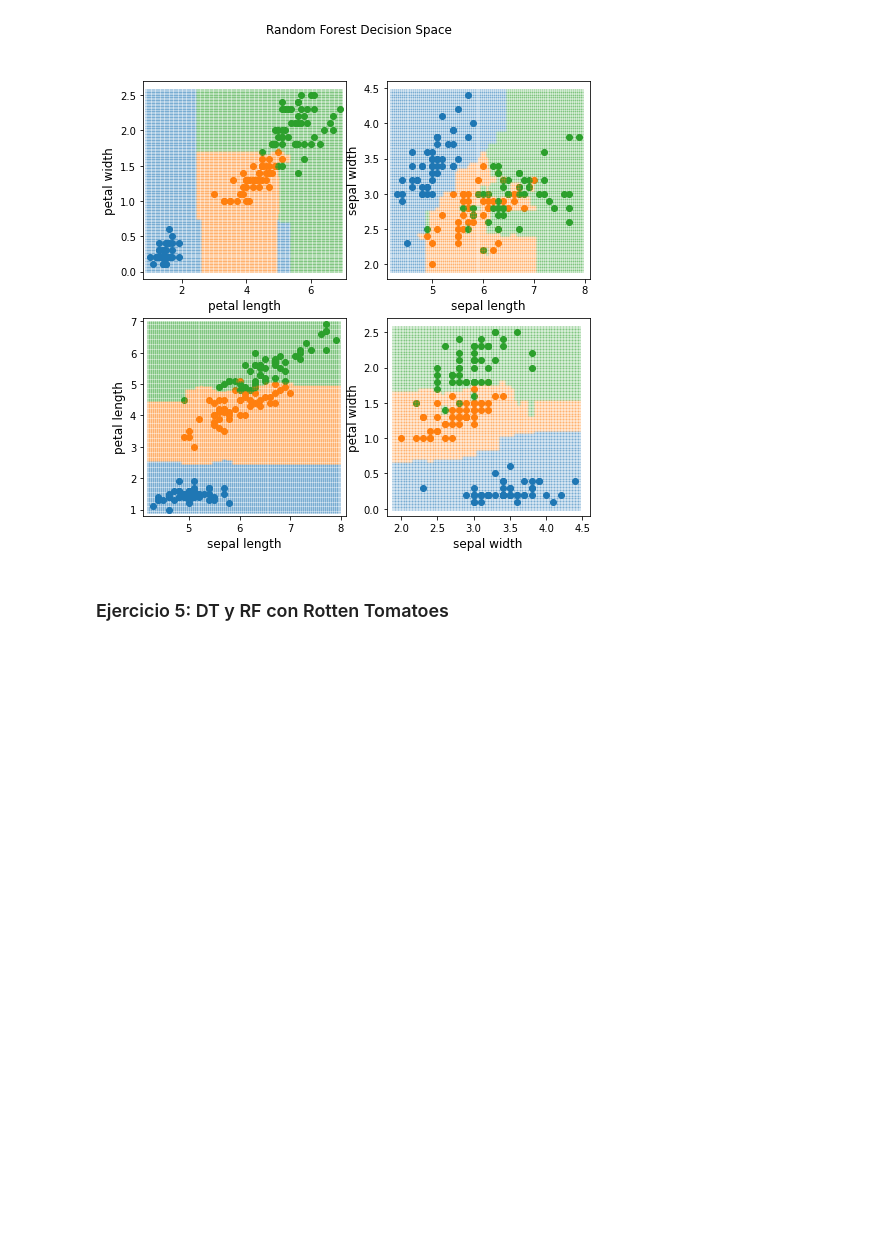
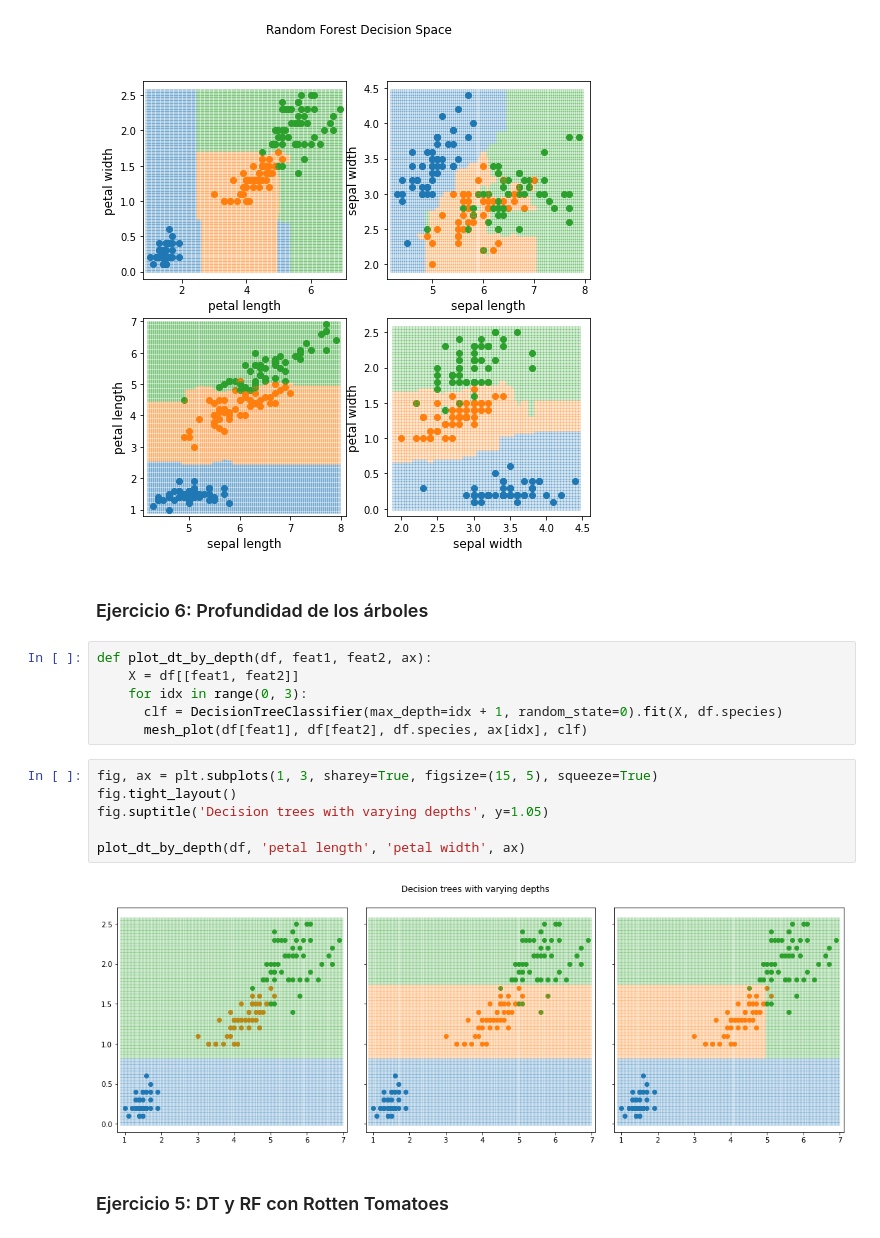
Before and after one commit to lorainemg/cp-ml, a Jupyter notebook: cp3/cp3_solution.ipynb, the cells around one changed output. Cells and saved outputs as stored; diff of their text form; blank space fills up the shorter version.

Commit message:
Added exercise with tree depth in cp3

```diff
--- a/cp3/cp3_solution.ipynb
+++ b/cp3/cp3_solution.ipynb
@@ -145,6 +145,22 @@ plot_features(df, 'sepal length', 'petal length', RandomForestClassifier, ax3)
 plot_features(df, 'sepal width', 'petal width', RandomForestClassifier, ax4)
 # %% [output]
 [figure]
+# %% [markdown]
+### Ejercicio 6: Profundidad de los árboles
+# %%
+def plot_dt_by_depth(df, feat1, feat2, ax):
+    X = df[[feat1, feat2]]
+    for idx in range(0, 3):
+      clf = DecisionTreeClassifier(max_depth=idx + 1, random_state=0).fit(X, df.species)
+      mesh_plot(df[feat1], df[feat2], df.species, ax[idx], clf)
+# %%
+fig, ax = plt.subplots(1, 3, sharey=True, figsize=(15, 5), squeeze=True)
+fig.tight_layout()
+fig.suptitle('Decision trees with varying depths', y=1.05)
+
+plot_dt_by_depth(df, 'petal length', 'petal width', ax)
+# %% [output]
+[figure, added]
 # %% [markdown]
 ### Ejercicio 5: DT y RF con Rotten Tomatoes
 # %%
```
Also changed, not shown: parts of 2 cells of this notebook.
